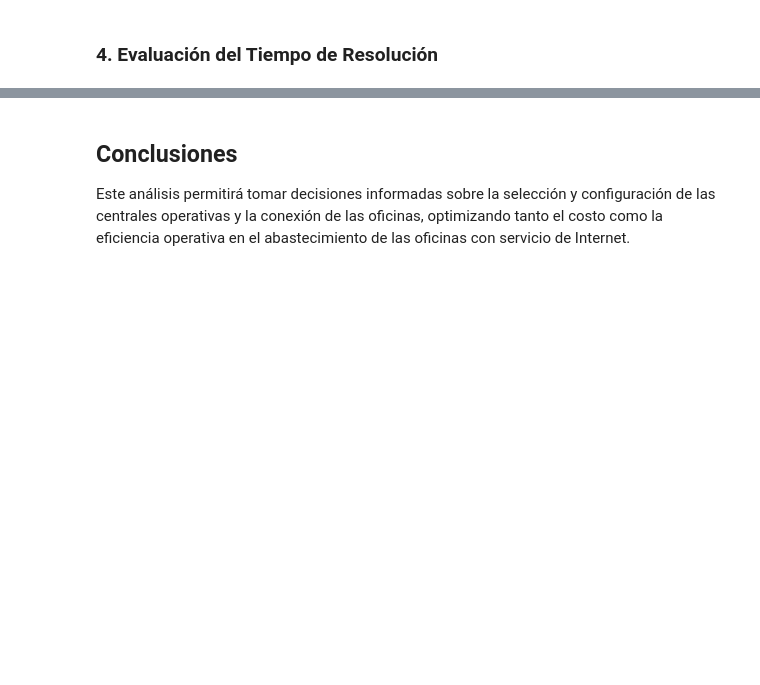
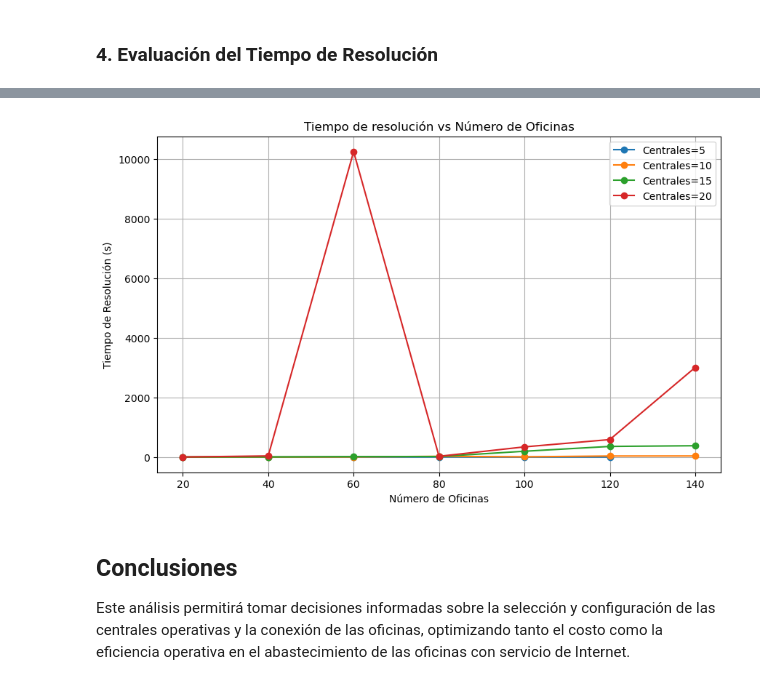
Before and after one commit to olmiave/ACN_TP2, a Jupyter notebook: TP2.ipynb, the cells around one changed output, grey strips where cells are left out. Cells and saved outputs as stored; diff of their text form; code cells hidden in the pictures; blank space fills up the shorter version.

Commit message:
se agregaron las instancias random

```diff
--- a/TP2.ipynb
+++ b/TP2.ipynb
@@ -281,0 +293,85 @@ Tiempo de resolución: 19.2808 segundos
+# %%
+def generar_instancia(n_oficinas, n_centrales, demanda_min=100, demanda_max=1000, dist_min=100, dist_max=5000, seed=None):
+    if seed is not None:
+        random.seed(seed)  # semilla para reproducibilidad
+
+    # Generar demandas
+    demandas = [random.randint(demanda_min, demanda_max) for _ in range(n_oficinas)]
+    # Generar matriz de distancias
+    distancias = [[random.randint(dist_min, dist_max) for _ in range(n_centrales)] for _ in range(n_oficinas)]
+    return demandas, distancias
+
+
+def resolver_instancia(n_oficinas, n_centrales, demandas, distancias, capacidad=15000, costo_central=5700, costo_cable=0.017):
+    # Crear solver
+    solver = pywraplp.Solver.CreateSolver('SCIP')
+    if not solver:
+        return None
+
+    # Índices
+    I = list(range(n_oficinas))
+    J = list(range(n_centrales))
+
+    # Variables
+    y = {j: solver.BoolVar(f'y[{j}]') for j in J}
+    x = {(i, j): solver.BoolVar(f'x[{i},{j}]') for i in I for j in J}
+
+    # Restricciones
+    # Cada oficina debe conectarse a una única central
+    for i in I:
+        solver.Add(sum(x[i, j] for j in J) == 1)
+
+    # La capacidad de cada central no debe ser excedida
+    for j in J:
+        solver.Add(sum(demandas[i] * x[i, j] for i in I) <= capacidad * y[j])
+
+    # Las oficinas solo pueden conectarse a centrales abiertas
+    for i in I:
+        for j in J:
+            solver.Add(x[i, j] <= y[j])
+
+    # Función objetivo
+    costo_centrales = solver.Sum(costo_central * y[j] for j in J)
+    costo_distancias = solver.Sum(distancias[i][j] * costo_cable * x[i, j] for i in I for j in J)
+    solver.Minimize(costo_centrales + costo_distancias)
+
+    # Resolver
+    start_time = time.time()
+    status = solver.Solve()
+    end_time = time.time()
+
+    if status == pywraplp.Solver.OPTIMAL:
+        tiempo_resolucion = end_time - start_time
+        return tiempo_resolucion, solver.Objective().Value()
+    else:
+        return None
+
+
+resultados = []
+seed = 2345
+for oficina in [20, 40, 60, 80, 100, 120, 140]:
+    for central in [5, 10, 15, 20]:
+        demandas, distancias = generar_instancia(oficina, central, seed=seed)
+        resultado = resolver_instancia(oficina, central, demandas, distancias)
+        if resultado:
+            tiempo, costo = resultado
+            resultados.append((oficina, central, tiempo, costo))
+            print(f"Instancia: Oficinas={oficina}, Centrales={central}, Tiempo={tiempo:.4f}s, Costo={costo:.2f}")
+        else:
+            print(f"Instancia: Oficinas={oficina}, Centrales={central} -> No factible")
+
+# Visualización
+resultados_df = pd.DataFrame(resultados, columns=["Oficinas", "Centrales", "Tiempo", "Costo"])
+
+plt.figure(figsize=(10, 6))
+for centrales in resultados_df["Centrales"].unique():
+    subset = resultados_df[resultados_df["Centrales"] == centrales]
+    plt.plot(subset["Oficinas"], subset["Tiempo"], label=f'Centrales={centrales}', marker='o')
+
+plt.title("Tiempo de resolución vs Número de Oficinas")
+plt.xlabel("Número de Oficinas")
+plt.ylabel("Tiempo de Resolución (s)")
+plt.legend()
+plt.grid(True)
+plt.show()
+# %% [output]
@@ -282,3 +395,4 @@ Tiempo de resolución: 19.2808 segundos
+[figure, added]
 # %% [markdown]
 ## Conclusiones
 Este análisis permitirá tomar decisiones informadas sobre la selección y configuración de las centrales operativas y la conexión de las oficinas, optimizando tanto el costo como la eficiencia operativa en el abastecimiento de las oficinas con servicio de Internet.
```
Also changed, not shown: parts of 8 cells of this notebook.
